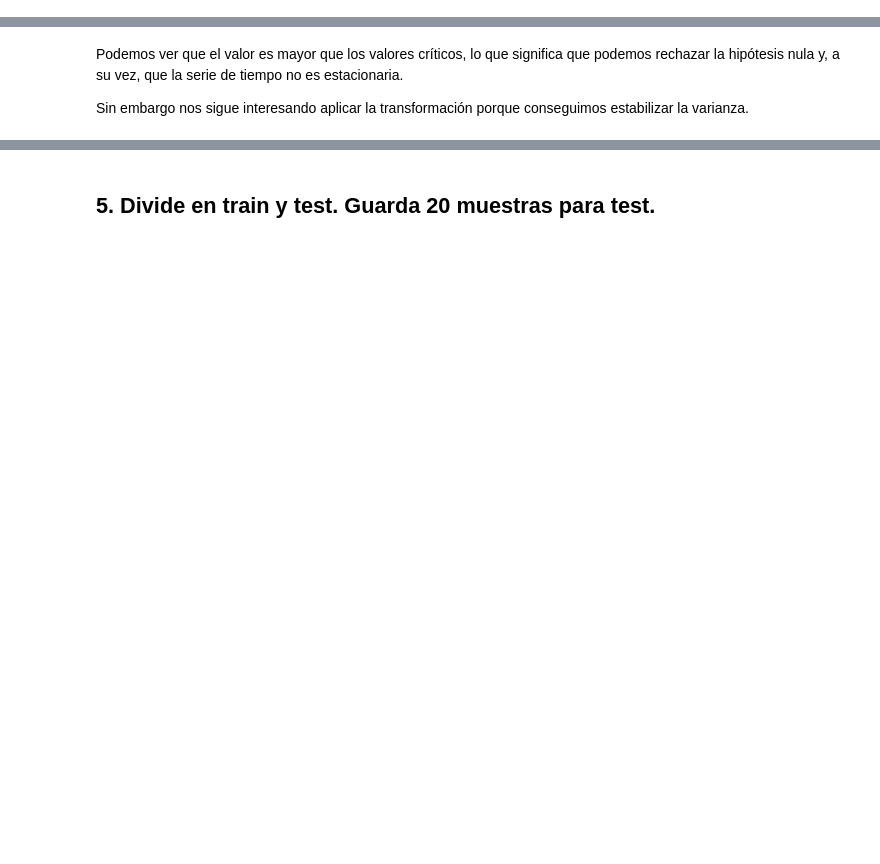
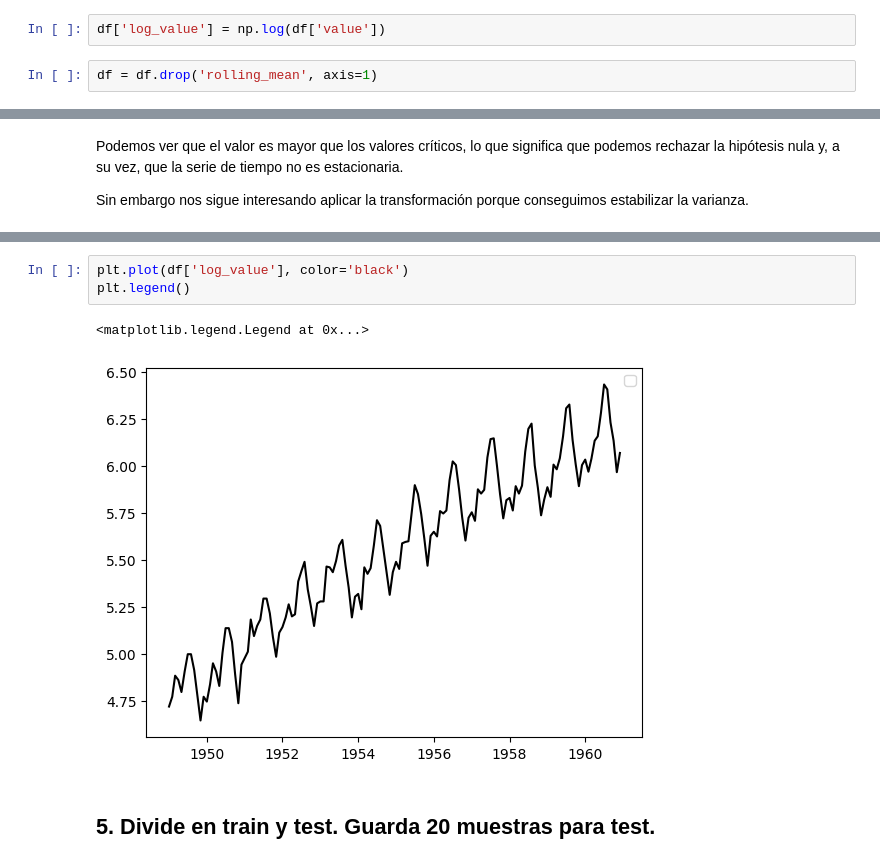
Before and after one commit to danilaviaart-lgtm/ds_curso, a Jupyter notebook: 3-Machine Learning/4-Series temporales/ejercicios/Air Passengers Prediction.ipynb, the cells around one changed output, grey strips where cells are left out. Saved outputs shown, nothing was run; the diff lists cells and outputs as text; blank space fills up the shorter version.

```diff
--- a/3-Machine Learning/4-Series temporales/ejercicios/Air Passengers Prediction.ipynb
+++ b/3-Machine Learning/4-Series temporales/ejercicios/Air Passengers Prediction.ipynb
@@ -113,2 +122,6 @@ Critical Values:
 # %% [markdown]
 ## 4. Aplica una transformación logarítmica
+# %%
+df['log_value'] = np.log(df['value'])
+# %%
+df = df.drop('rolling_mean', axis=1)
@@ -129,2 +158,8 @@ p-value: 0.422367
+# %%
+plt.plot(df['log_value'], color='black')
+plt.legend()
+# %% [output]
+<matplotlib.legend.Legend at 0x...>
+[figure, added]
 # %% [markdown]
 ## 5. Divide en train y test. Guarda 20 muestras para test.
```
Also changed, not shown: parts of 10 cells of this notebook.
